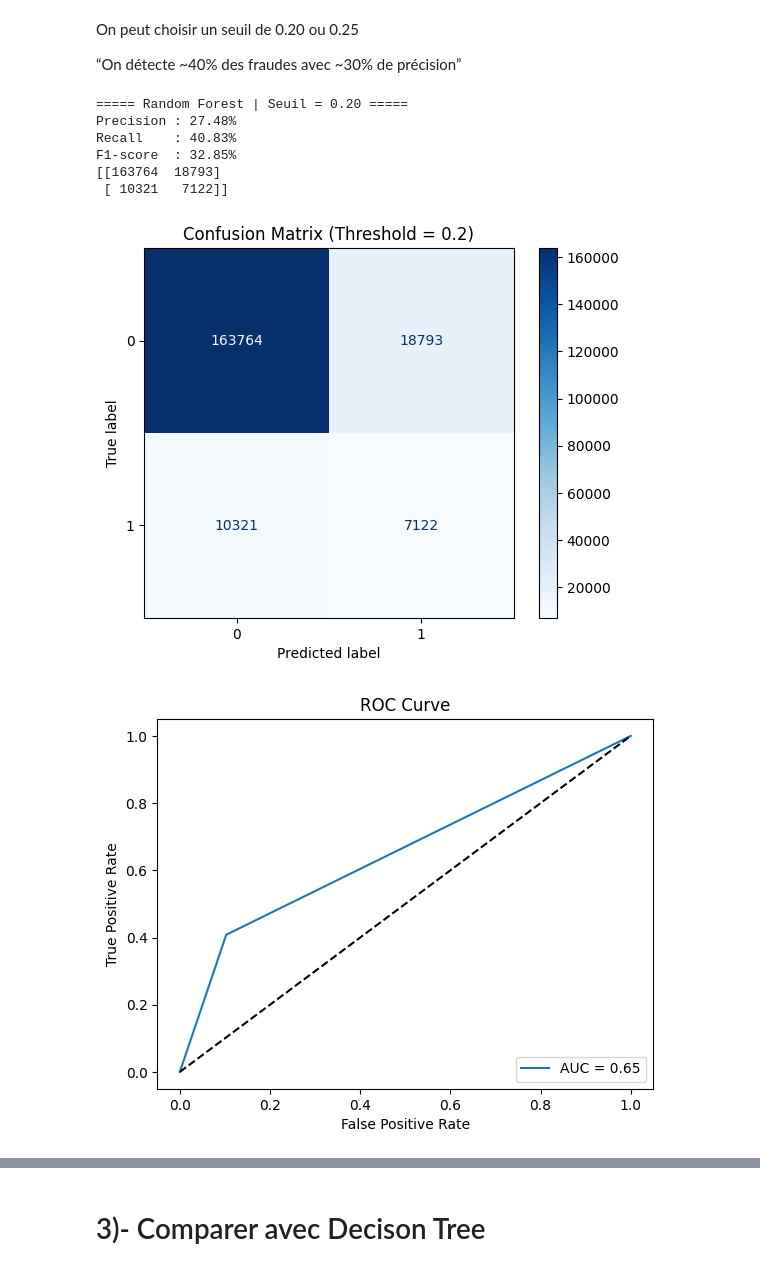
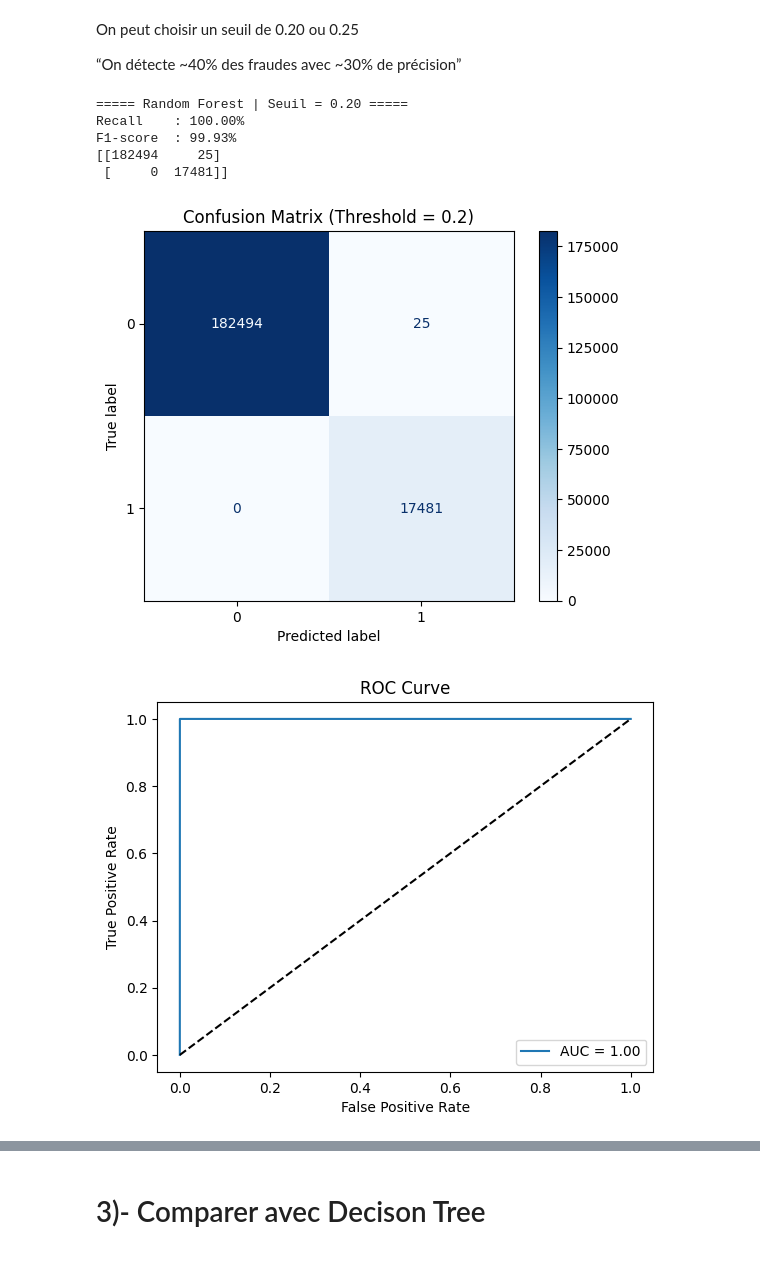
Before and after one commit to RajaaLebnaiti/Credit-Card-Fraud-Dtection-Project, a Jupyter notebook: src/notebooks/03_Models.ipynb, the cells around one changed output, grey strips where cells are left out. Saved outputs shown, nothing was run; the diff lists cells and outputs as text; code cells hidden in the pictures.

Commit message:
updates on the project: training algorithms

```diff
--- a/src/notebooks/03_Models.ipynb
+++ b/src/notebooks/03_Models.ipynb
@@ -19,15 +28,22 @@ The data has been uploaded successfully!
 # %%
 # Split the data: features and target
-X = df.drop(columns=['fraud', 'ratio_to_median_purchase_price'])
+X = df.drop(columns=['fraud', 'distance_from_home', 'distance_from_last_transaction'])
 y = df[['fraud']]
 # %%
 # Split the data into train and test
-X_train, X_test, y_train, y_test = train_test_split(X, y, test_size= 0.2, random_state= 42)
+X_train, X_test, y_train, y_test = train_test_split(X, y, test_size= 0.2, random_state= 42, stratify = y)
 print(len(X_train), len(y_train))
 print(len(X_test), len(y_test))
 # %% [output]
 800000 800000
 200000 200000
+# %%
+# Standariser les données
+from sklearn.preprocessing import StandardScaler
+
+scaler = StandardScaler()
+X_train = scaler.fit_transform(X_train)
+X_test = scaler.transform(X_test)
 # %% [markdown]
 # 1)-Baseline Model
 # %%
@@ -125,13 +148,9 @@ thresholds = np.arange(0.05, 0.6, 0.05)
 
 for t in thresholds:
     y_pred_t = (y_proba >= t).astype(int)
-    p = precision_score(y_test, y_pred_t)* 100
     r = recall_score(y_test, y_pred_t)*100
     f = f1_score(y_test, y_pred_t)*100
-    print(f"Seuil={t:.2f} | Precision={p:.3f}% | Recall={r:.3f}% | F1={f:.3f}%")
+    print(f"Seuil={t:.2f} | Recall={r:.3f}% | F1={f:.3f}%")
     conf_mat_rf = confusion_matrix(y_test, y_pred_t)
     print(conf_mat_rf)
-    #cmf = ConfusionMatrixDisplay(conf_mat_rf)
-    #cmf.plot(include_values= True, cmap= 'Blues')
-    #plt.show()
 # %% [output]
@@ -173,45 +192,42 @@ y_proba = rf_model_proba.predict_proba(X_test)[:, 1]
 threshold= 0.20
 y_pred_t = (y_proba >= threshold).astype(int)
 
-precision = precision_score(y_test, y_pred_t) * 100
 recall = recall_score(y_test, y_pred_t) * 100
 f1 = f1_score(y_test, y_pred_t) * 100
 
 print(f"===== Random Forest | Seuil = {threshold:.2f} =====")
-print(f"Precision : {precision:.2f}%")
 print(f"Recall    : {recall:.2f}%")
 print(f"F1-score  : {f1:.2f}%")
 
 # Matrice de confusion
 conf_mat = confusion_matrix(y_test, y_pred_t)
 print(conf_mat)
 
 disp = ConfusionMatrixDisplay(confusion_matrix=conf_mat)
 disp.plot(cmap='Blues', values_format='d')
 plt.title(f"Confusion Matrix (Threshold = {threshold})")
 plt.show()
 
 # Roc-Auc curve
 fpr, tpr, thresholds = roc_curve(y_test, y_pred_t)
 auc_score = roc_auc_score(y_test, y_pred_t)
 
 # Plot the ROC curve
 plt.plot(fpr, tpr, label='AUC = {:.2f}'.format(auc_score))
 plt.plot([0, 1], [0, 1], 'k--')
 plt.xlabel('False Positive Rate')
 plt.ylabel('True Positive Rate')
 plt.title('ROC Curve')
 plt.legend(loc='lower right')
 plt.show()
 # %% [output]
 ===== Random Forest | Seuil = 0.20 =====
-Precision : 27.48%
-Recall    : 40.83%
-F1-score  : 32.85%
-[[163764  18793]
- [ 10321   7122]]
+Recall    : 100.00%
+F1-score  : 99.93%
+[[182494     25]
+ [     0  17481]]
-[figure, old version]
+[figure, new version]
-[figure, old version]
+[figure, new version]
 # %%
 with mlflow.start_run(run_name="RandomForestModelWithTreshold"):
     # Log Updated Model: RandomForest
```
Also changed, not shown: parts of 22 cells of this notebook, 2 other files.
